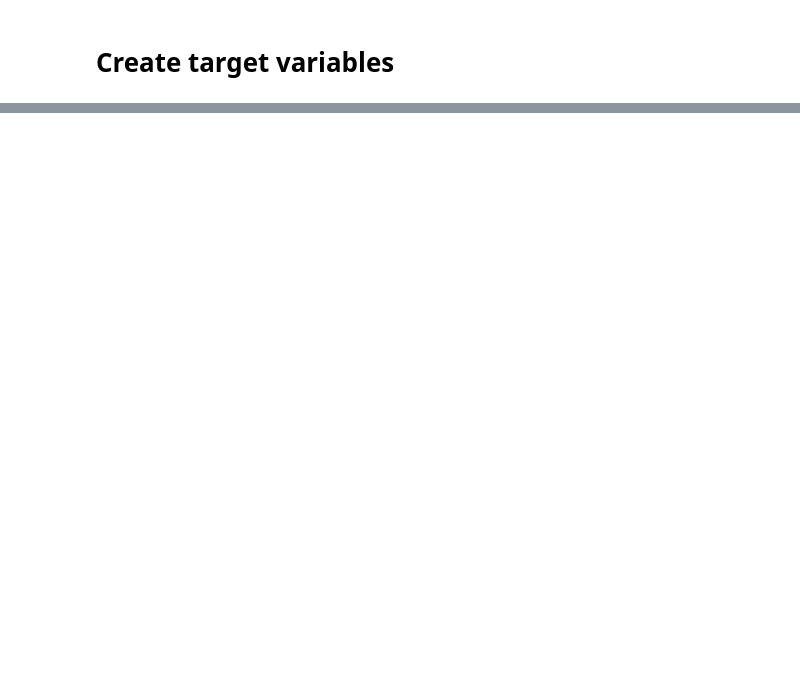
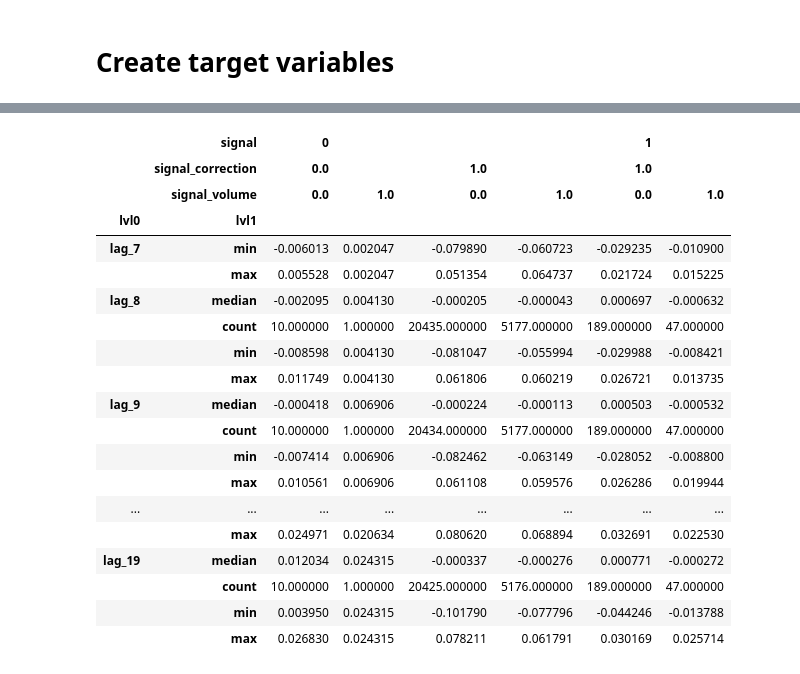
Before and after one commit to sergio12S/mean-reversing-bitcoin, a Jupyter notebook: strategies/strategy_volume_bar.ipynb, the cells around one changed output, grey strips where cells are left out. Cells and saved outputs as stored; diff of their text form; code cells hidden in the pictures; blank space fills up the shorter version.

```diff
--- a/strategies/strategy_volume_bar.ipynb
+++ b/strategies/strategy_volume_bar.ipynb
@@ -149,0 +164,5 @@ data[['lag_18', 'signal']].groupby('signal').min()
+# %%
+# Look for the best returns
+stat_table = stat_table.rename_axis(["lvl0", "lvl1"])
+stat_table.groupby(level=1).max()
+stat_table.loc[stat_table.query("lvl1 == 'median'").idxmax(), :]
@@ -149,0 +180,23 @@ data[['lag_18', 'signal']].groupby('signal').min()
+# %%
+stat_table.tail(50)
+# %% [output]
+|  | signal | 0 |  |  |  | 1 |  |
+|  | signal_correction | 0.0 |  | 1.0 |  | 1.0 |  |
+|  | signal_volume | 0.0 | 1.0 | 0.0 | 1.0 | 0.0 | 1.0 |
+| lvl0 | lvl1 |  |  |  |  |  |  |
+| lag_7 | min | -0.006013 | 0.002047 | -0.079890 | -0.060723 | -0.029235 | -0.010900 |
+|  | max | 0.005528 | 0.002047 | 0.051354 | 0.064737 | 0.021724 | 0.015225 |
+| lag_8 | median | -0.002095 | 0.004130 | -0.000205 | -0.000043 | 0.000697 | -0.000632 |
+|  | count | 10.000000 | 1.000000 | 20435.000000 | 5177.000000 | 189.000000 | 47.000000 |
+|  | min | -0.008598 | 0.004130 | -0.081047 | -0.055994 | -0.029988 | -0.008421 |
+|  | max | 0.011749 | 0.004130 | 0.061806 | 0.060219 | 0.026721 | 0.013735 |
+| lag_9 | median | -0.000418 | 0.006906 | -0.000224 | -0.000113 | 0.000503 | -0.000532 |
+|  | count | 10.000000 | 1.000000 | 20434.000000 | 5177.000000 | 189.000000 | 47.000000 |
+|  | min | -0.007414 | 0.006906 | -0.082462 | -0.063149 | -0.028052 | -0.008800 |
+|  | max | 0.010561 | 0.006906 | 0.061108 | 0.059576 | 0.026286 | 0.019944 |
+| ... | ... | ... | ... | ... | ... | ... | ... |
+|  | max | 0.024971 | 0.020634 | 0.080620 | 0.068894 | 0.032691 | 0.022530 |
+| lag_19 | median | 0.012034 | 0.024315 | -0.000337 | -0.000276 | 0.000771 | -0.000272 |
+|  | count | 10.000000 | 1.000000 | 20425.000000 | 5176.000000 | 189.000000 | 47.000000 |
+|  | min | 0.003950 | 0.024315 | -0.101790 | -0.077796 | -0.044246 | -0.013788 |
+|  | max | 0.026830 | 0.024315 | 0.078211 | 0.061791 | 0.030169 | 0.025714 |
```
Also changed, not shown: parts of 19 cells of this notebook, 1 other file.
